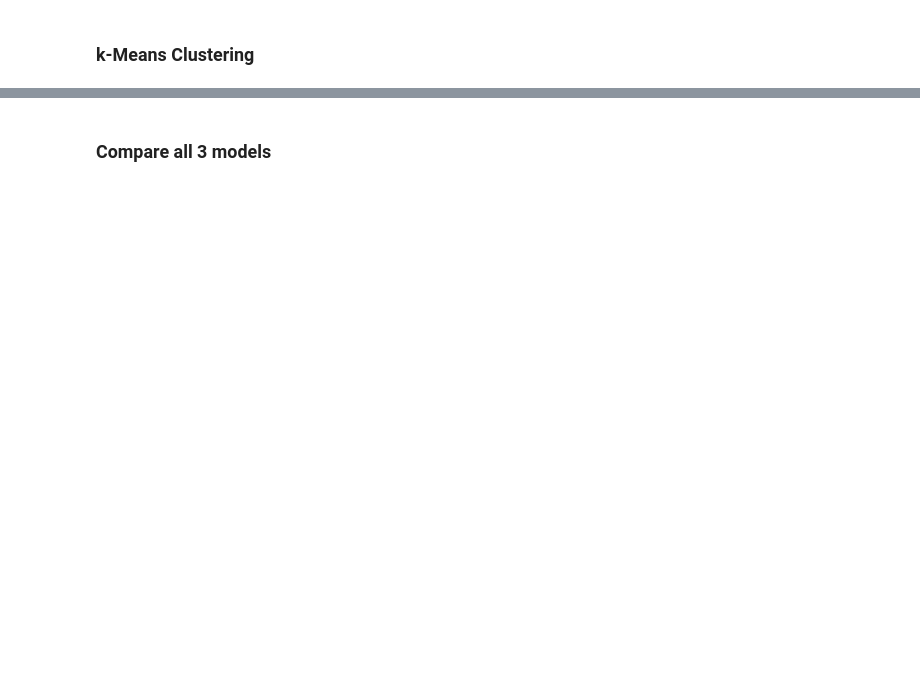
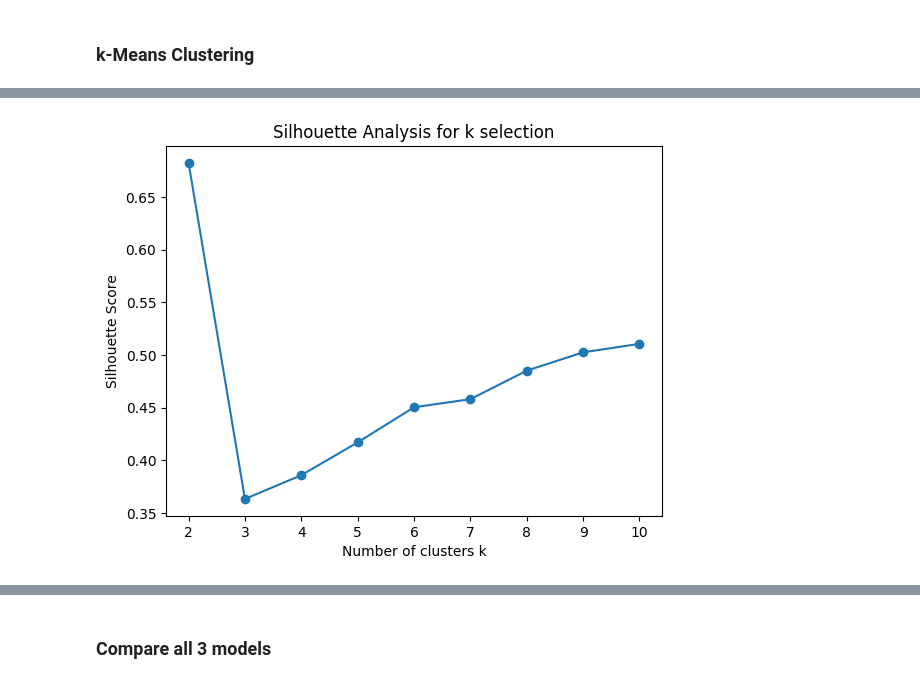
Before and after one commit to thdnhng07/Vinuni, a Jupyter notebook: Intro to DS/Final/Final_DS.ipynb, the cells around one changed output, grey strips where cells are left out. Drawn from its saved outputs; the diff is of its cells as text; code cells hidden in the pictures; blank space fills up the shorter version.

```diff
--- a/Intro to DS/Final/Final_DS.ipynb
+++ b/Intro to DS/Final/Final_DS.ipynb
@@ -375,0 +463,16 @@ labels = kmeans.fit_predict(X_pca)
+# %%
+# 4. Use Silhouette Scores to refine your choice
+sil_scores = []
+for k in k_range:
+    km     = KMeans(n_clusters=k, random_state=42, n_init=10)
+    labels = km.fit_predict(X_scaled)
+    sil_scores.append(silhouette_score(X_scaled, labels))
+
+plt.figure()
+plt.plot(k_range, sil_scores, 'o-')
+plt.xlabel('Number of clusters k')
+plt.ylabel('Silhouette Score')
+plt.title('Silhouette Analysis for k selection')
+plt.show()
+# %% [output]
+[figure, added]
```
Also changed, not shown: parts of 23 cells of this notebook.
